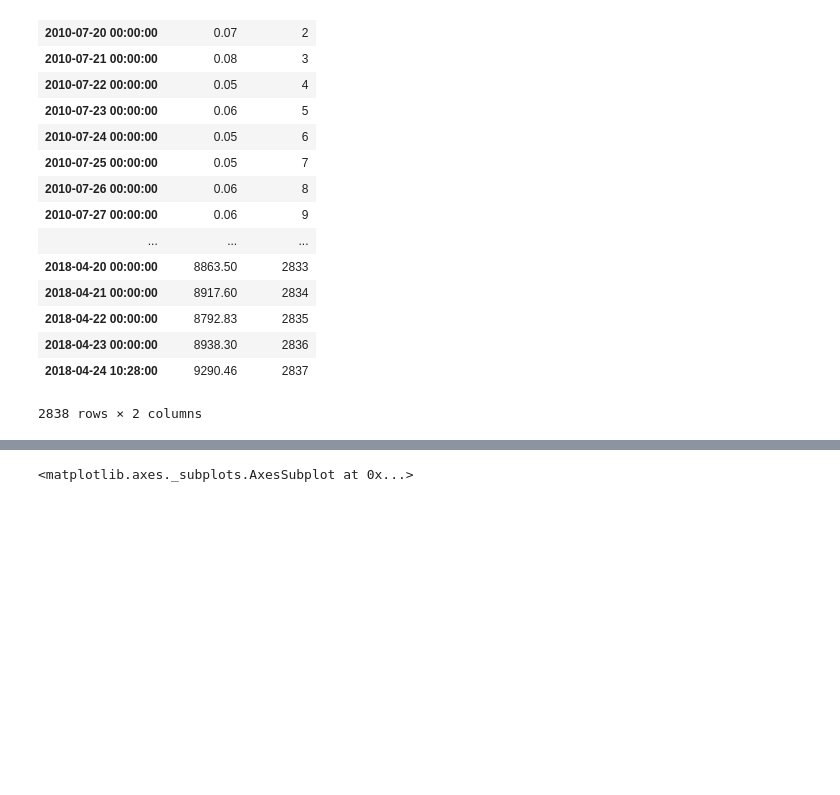
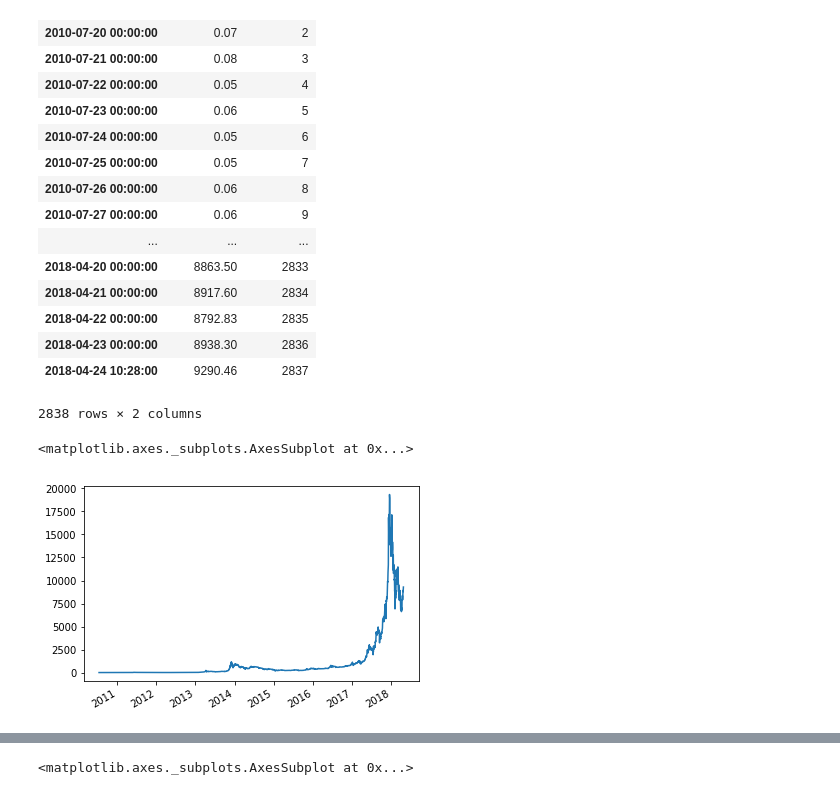
Before and after one commit to Tinkaa/Bitcoin_prediction, a Jupyter notebook: bitcoin_analysis.ipynb, the cells around one changed output, grey strips where cells are left out. Drawn from its saved outputs; the diff is of its cells as text; code cells hidden in the pictures; blank space fills up the shorter version.

```diff
--- a/bitcoin_analysis.ipynb
+++ b/bitcoin_analysis.ipynb
@@ -44,6 +44,11 @@ df
 | 2018-04-23 00:00:00 | 8938.30 | 2836 |
 | 2018-04-24 10:28:00 | 9290.46 | 2837 |
 2838 rows × 2 columns
+# %%
+df['Close Price'].plot()
+# %% [output]
+<matplotlib.axes._subplots.AxesSubplot at 0x...>
+[figure, added]
 # %%
 df['Close Price']=np.log(df['Close Price'])
 # %%
```
Also changed, not shown: parts of 1 cell of this notebook.
